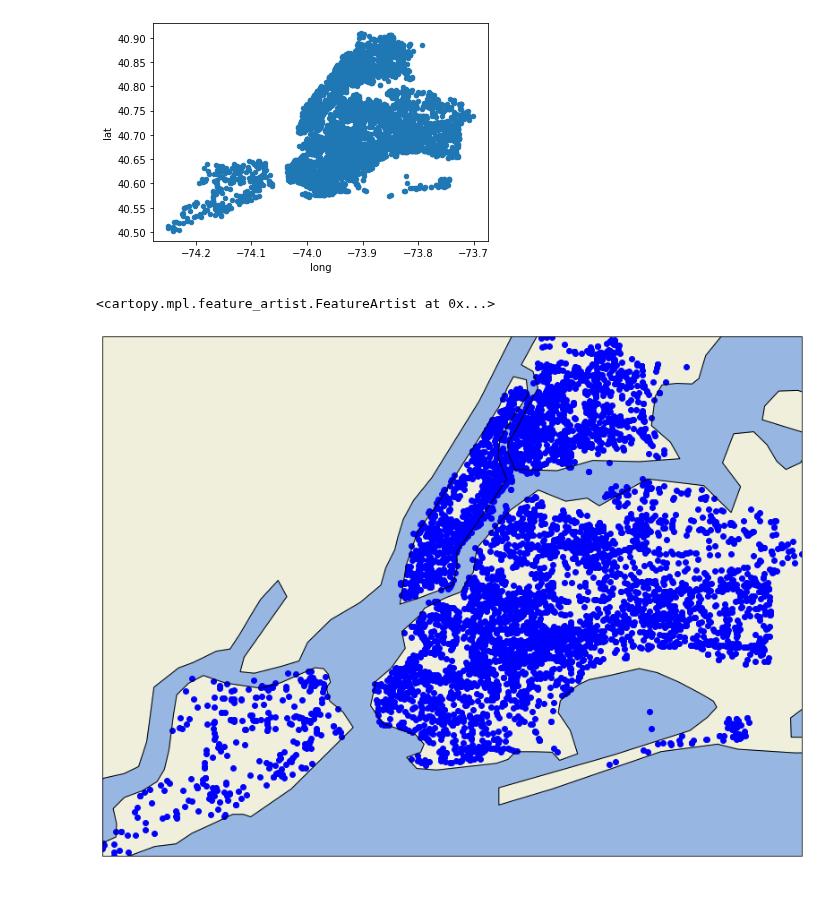
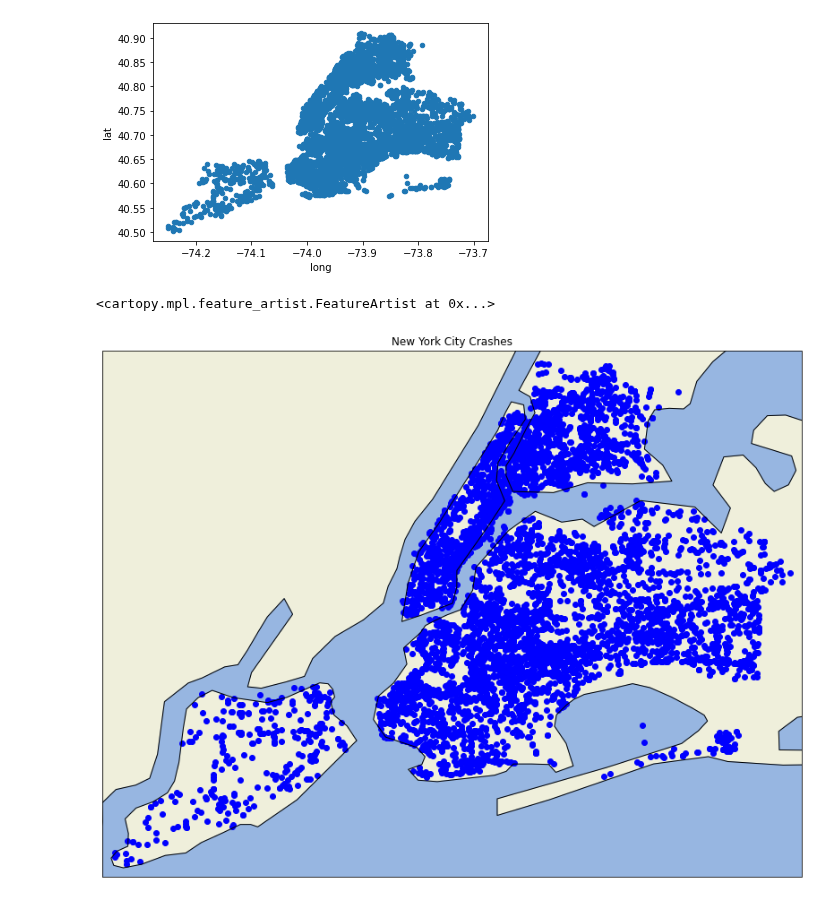
Before and after one commit to statds/ids-s22, a Jupyter notebook: testing_cartopy/testing_cartopy.ipynb, the cells around one changed output. Cells and saved outputs as stored; diff of their text form; code cells hidden in the pictures.

```diff
--- a/testing_cartopy/testing_cartopy.ipynb
+++ b/testing_cartopy/testing_cartopy.ipynb
@@ -141,13 +141,12 @@ lat = df.LATITUDE
 # %%
 fig = plt.figure(figsize=(14, 14))
 m = plt.axes(projection=ccrs.PlateCarree())
-# (x0, x1, y0, y1)
-m.set_extent([min(long), max(long), min(lat), max(lat)], ccrs.PlateCarree())
+plt.title("New York City Crashes")
+m.set_extent([min(long) - 0.01, max(long) + 0.01, min(lat) - 0.01, max(lat) + 0.01], ccrs.PlateCarree())
 m.add_feature(cfeature.LAND)
 m.add_feature(cfeature.OCEAN)
-# m.add_feature(cfeature.STATES)
 m.scatter(df.LONGITUDE, df.LATITUDE, color = "blue")
 m.coastlines()
 # %% [output]
 <cartopy.mpl.feature_artist.FeatureArtist at 0x...>
-[figure, old version]
+[figure, new version]
```
Also changed, not shown: parts of 2 cells of this notebook, 4 other files.
